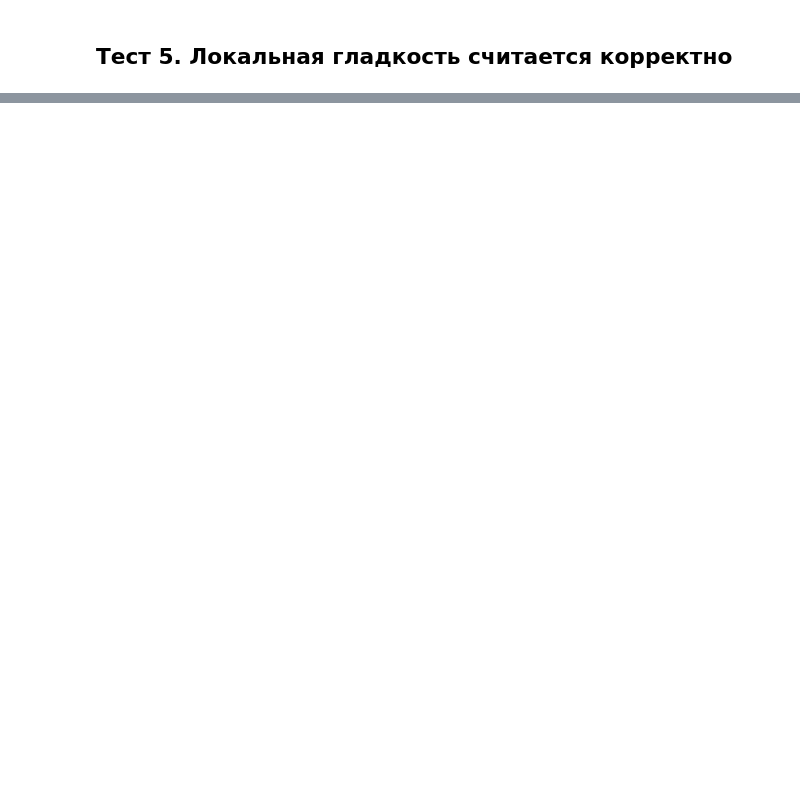
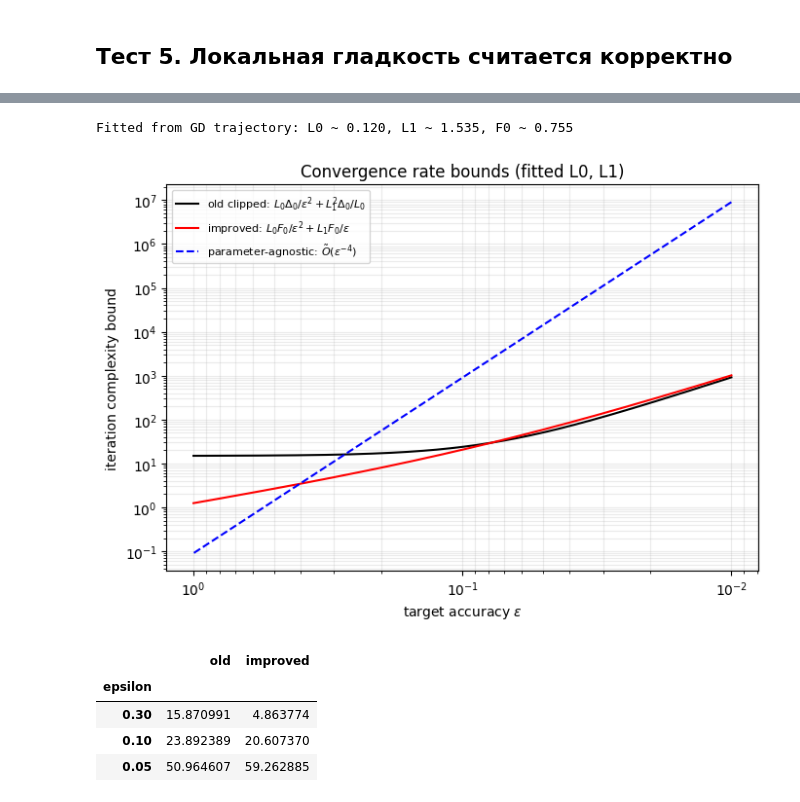
Before and after one commit to BaffledHedgehog/optproject, a Jupyter notebook: part2/relaxed_smoothness_experiments.ipynb, the cells around one changed output, grey strips where cells are left out. Cells and saved outputs as stored; diff of their text form; code cells hidden in the pictures; blank space fills up the shorter version.

```diff
--- a/part2/relaxed_smoothness_experiments.ipynb
+++ b/part2/relaxed_smoothness_experiments.ipynb
@@ -944,0 +1303,45 @@ print("OK: local smoothness diagnostics are valid.")
+# %%
+gd_hist = history[history["method"] == "GD"].dropna(subset=["local_smoothness"])
+xg = gd_hist["grad_norm"].to_numpy()
+yg = gd_hist["local_smoothness"].to_numpy()
+A = np.column_stack([np.ones_like(xg), xg])
+sol, *_ = np.linalg.lstsq(A, yg, rcond=None)
+L0_fit = max(float(sol[0]), 1e-2)
+L1_fit = max(float(sol[1]), 1e-3)
+F0 = float(history[history["method"] == "GD"]["loss"].iloc[0])
+
+print(f"Fitted from GD trajectory: L0 ~ {L0_fit:.3f}, L1 ~ {L1_fit:.3f}, F0 ~ {F0:.3f}")
+
+eps = np.logspace(-2, 0, 200)
+bound_old = L0_fit * F0 / eps ** 2 + (L1_fit ** 2) * F0 / L0_fit
+bound_improved = L0_fit * F0 / eps ** 2 + L1_fit * F0 / eps
+bound_pa = (L0_fit * F0) / eps ** 4
+
+plt.figure(figsize=(7, 5))
+plt.loglog(eps, bound_old, label=r"old clipped: $L_0\Delta_0/\varepsilon^2+L_1^2\Delta_0/L_0$")
+plt.loglog(eps, bound_improved, label=r"improved: $L_0F_0/\varepsilon^2+L_1F_0/\varepsilon$")
+plt.loglog(eps, bound_pa, "--", label=r"parameter-agnostic: $\tilde O(\varepsilon^{-4})$")
+plt.gca().invert_xaxis()
+plt.xlabel(r"target accuracy $\varepsilon$")
+plt.ylabel("iteration complexity bound")
+plt.title("Convergence rate bounds (fitted L0, L1)")
+plt.grid(alpha=0.25, which="both")
+plt.legend(fontsize=8)
+plt.tight_layout()
+plt.savefig(FIG_DIR / "part2_convergence_bounds.png", dpi=160)
+plt.show()
+
+bound_table = pd.DataFrame({
+    "epsilon": [0.3, 0.1, 0.05],
+    "old": [L0_fit * F0 / e ** 2 + (L1_fit ** 2) * F0 / L0_fit for e in [0.3, 0.1, 0.05]],
+    "improved": [L0_fit * F0 / e ** 2 + L1_fit * F0 / e for e in [0.3, 0.1, 0.05]],
+}).set_index("epsilon")
+bound_table
+# %% [output]
+Fitted from GD trajectory: L0 ~ 0.120, L1 ~ 1.535, F0 ~ 0.755
+[figure, added]
+|  | old | improved |
+| epsilon |  |  |
+| 0.30 | 15.870991 | 4.863774 |
+| 0.10 | 23.892389 | 20.607370 |
+| 0.05 | 50.964607 | 59.262885 |
```
Also changed, not shown: parts of 29 cells of this notebook, 20 other files.
